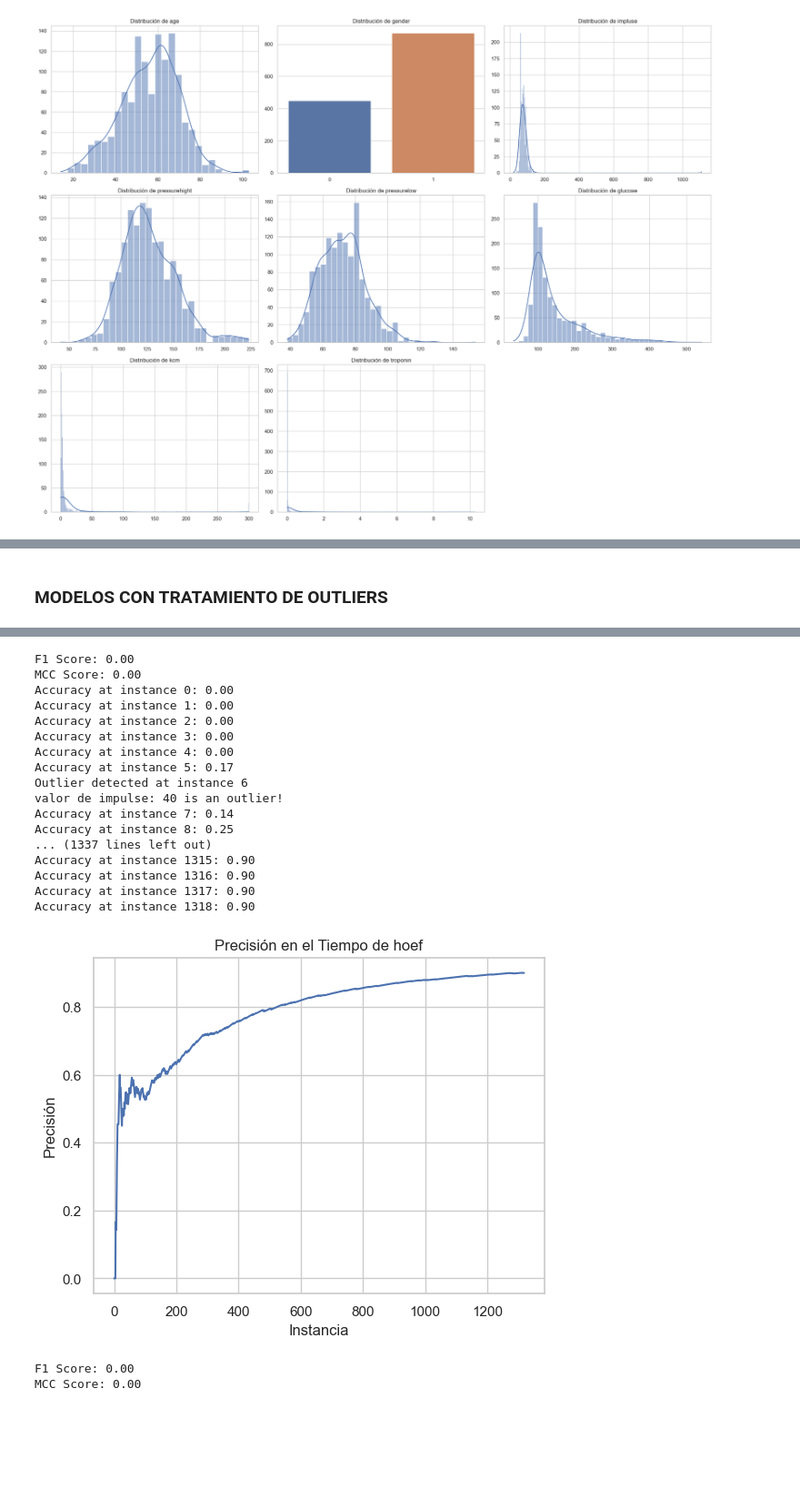
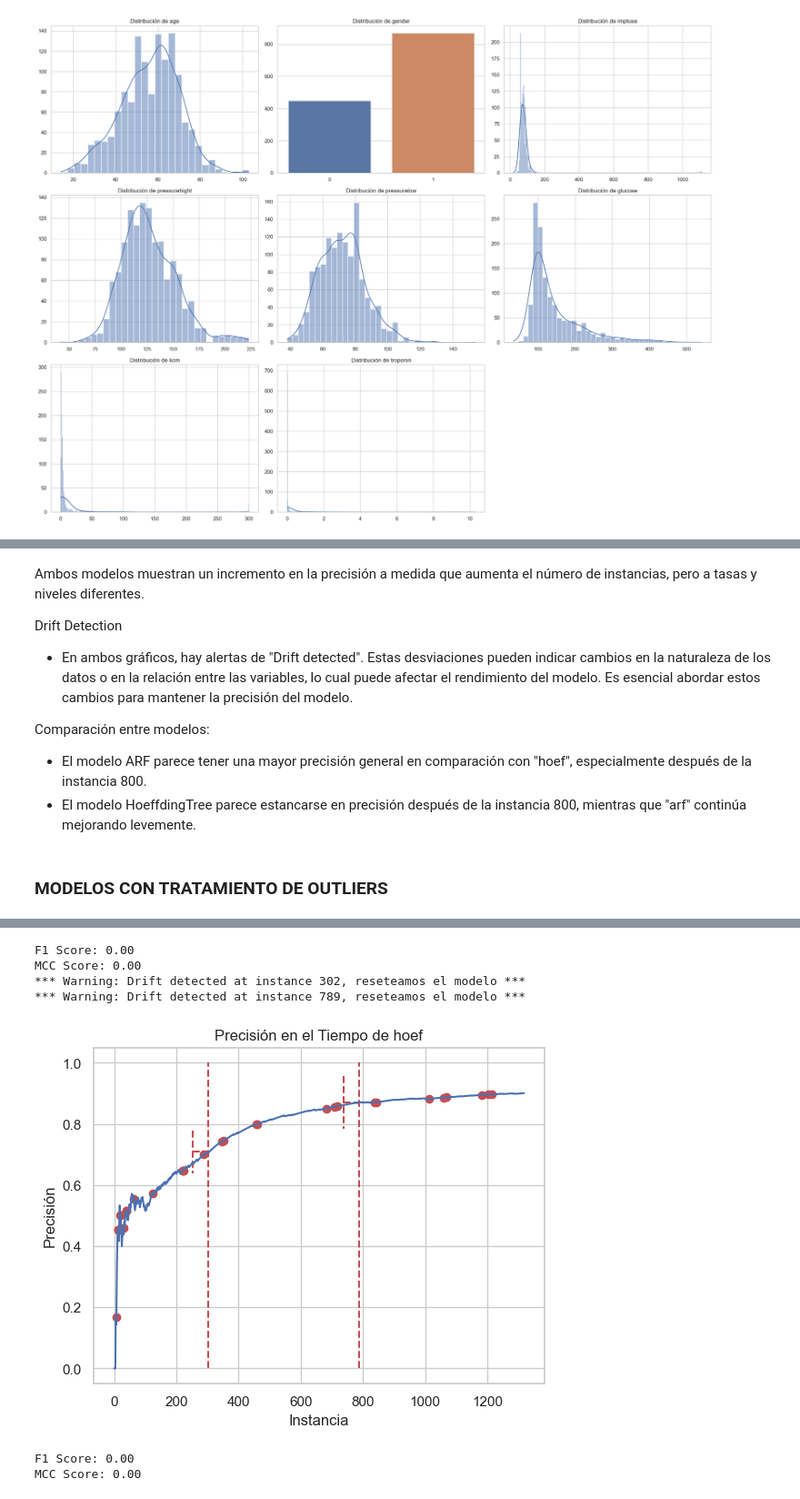
Before and after one commit to DiegoCollado27/DataStream, a Jupyter notebook: final.ipynb, the cells around one changed output, grey strips where cells are left out. Shown: that part at 91% size. Drawn from its saved outputs; the diff is of its cells as text; code cells hidden in the pictures; blank space fills up the shorter version.

Commit message:
graphs

```diff
--- a/final.ipynb
+++ b/final.ipynb
@@ -52,12 +75,12 @@ modelos = {
 f1 = metrics.F1()
 mcc = metrics.MCC()
 
-
-
 for nombre, modelo in modelos.items():
     accuracy = metrics.Accuracy()
     accuracies = []
-
+    y_preds = []
+    y_trues = []
+    print(f"Entrenando {nombre}...")
     for i, row in data.iterrows():
         x = row.drop(['class'])
         y = row['class']
@@ -65,22 +88,28 @@ for nombre, modelo in modelos.items():
 
         y_pred = modelo.predict_one(x)
         modelo.learn_one(x, y)
+        y_trues.append(y)
+        y_preds.append(y_pred)
+        # Actualizar las métricas
 
-        # Actualizar las métricas
-        f1.update(y, y_pred)
-        mcc.update(y, y_pred)
         accuracy.update(y, y_pred)
-        print(f"Accuracy at instance {i}: {accuracy.get():.2f}")
         modelo.drift_detector.update(accuracy.get())
+
         if modelo.drift_detector.drift_detected:
+            plt.vlines(i, 0, 1, colors='r', linestyles='dashed')
+            try:
+                plt.hlines(accuracy.get(), i-modelo.drift_window_threshold, i, colors='r', linestyles='dashed')
+                plt.vlines(i-modelo.drift_window_threshold, accuracy.get()*1.1, accuracy.get()*0.9, colors='r', linestyles='dashed')
+            except:
+                pass
             print(f"*** Warning: Drift detected at instance {i}, reseteamos el modelo ***")
-
-
-
 
         accuracies.append(accuracy.get())
 
- # Crear un gráfico de precisión en el tiempo
+    f1.update(y_trues, y_preds)
+    mcc.update(y_trues, y_preds)
+
+    # Crear un gráfico de precisión en el tiempo
     plt.plot(range(len(accuracies)), accuracies)
     plt.xlabel("Instancia")
     plt.ylabel("Precisión")
@@ -88,6 +117,6 @@ for nombre, modelo in modelos.items():
     plt.show()
 
     # Calcular métricas finales
-    print(f"F1 Score: {f1.get():.2f}")
-    print(f"MCC Score: {mcc.get():.2f}")
+    print(f"F1 Score: {f1}")
+    print(f"MCC Score: {mcc}")
 # %% [output]
@@ -132,3 +134,12 @@ MCC Score: 0.00
+# %% [markdown]
+Ambos modelos muestran un incremento en la precisión a medida que aumenta el número de instancias, pero a tasas y niveles diferentes.
+
+Drift Detection
+- En ambos gráficos, hay alertas de "Drift detected". Estas desviaciones pueden indicar cambios en la naturaleza de los datos o en la relación entre las variables, lo cual puede afectar el rendimiento del modelo. Es esencial abordar estos cambios para mantener la precisión del modelo.
+
+Comparación entre modelos:
+- El modelo ARF parece tener una mayor precisión general en comparación con "hoef", especialmente después de la instancia 800.
+- El modelo HoeffdingTree parece estancarse en precisión después de la instancia 800, mientras que "arf" continúa mejorando levemente.
 # %% [markdown]
 ### MODELOS CON TRATAMIENTO DE OUTLIERS
 # %%
@@ -185,14 +196,20 @@ for nombre, modelo in modelos.items():
             f1.update(y, y_pred)
             mcc.update(y, y_pred)
             accuracy.update(y, y_pred)
-            print(f"Accuracy at instance {i}: {accuracy.get():.2f}")
             modelo.drift_detector.update(accuracy.get())
             if modelo.drift_detector.drift_detected:
+                plt.vlines(i, 0, 1, colors='r', linestyles='dashed')
+                try:
+                    plt.hlines(accuracy.get(), i-modelo.drift_window_threshold, i, colors='r', linestyles='dashed')
+                    plt.vlines(i-modelo.drift_window_threshold, accuracy.get()*1.1, accuracy.get()*0.9, colors='r', linestyles='dashed')
+                except:
+                    pass
                 print(f"*** Warning: Drift detected at instance {i}, reseteamos el modelo ***")
 
         if is_outlier == 1:
-            print(f"Outlier detected at instance {i}")
-            print(f"valor de impulse: {x[2]} is an outlier!")
+            # print(f"Outlier detected at instance {i}")
+            # print(f"valor de impulse: {x[2]} is an outlier!")
+            plt.plot(i, accuracy.get(), 'ro')
 
 
         accuracies.append(accuracy.get())
@@ -229,20 +231,7 @@ Accuracy at instance 1318: 0.89
 F1 Score: 0.00
 MCC Score: 0.00
-Accuracy at instance 0: 0.00
-Accuracy at instance 1: 0.00
-Accuracy at instance 2: 0.00
-Accuracy at instance 3: 0.00
-Accuracy at instance 4: 0.00
-Accuracy at instance 5: 0.17
-Outlier detected at instance 6
-valor de impulse: 40 is an outlier!
-Accuracy at instance 7: 0.14
-Accuracy at instance 8: 0.25
-... (1337 lines left out)
-Accuracy at instance 1315: 0.90
-Accuracy at instance 1316: 0.90
-Accuracy at instance 1317: 0.90
-Accuracy at instance 1318: 0.90
+*** Warning: Drift detected at instance 302, reseteamos el modelo ***
+*** Warning: Drift detected at instance 789, reseteamos el modelo ***
-[figure, old version]
+[figure, new version]
 F1 Score: 0.00
 MCC Score: 0.00
```
Also changed, not shown: parts of 13 cells of this notebook.
